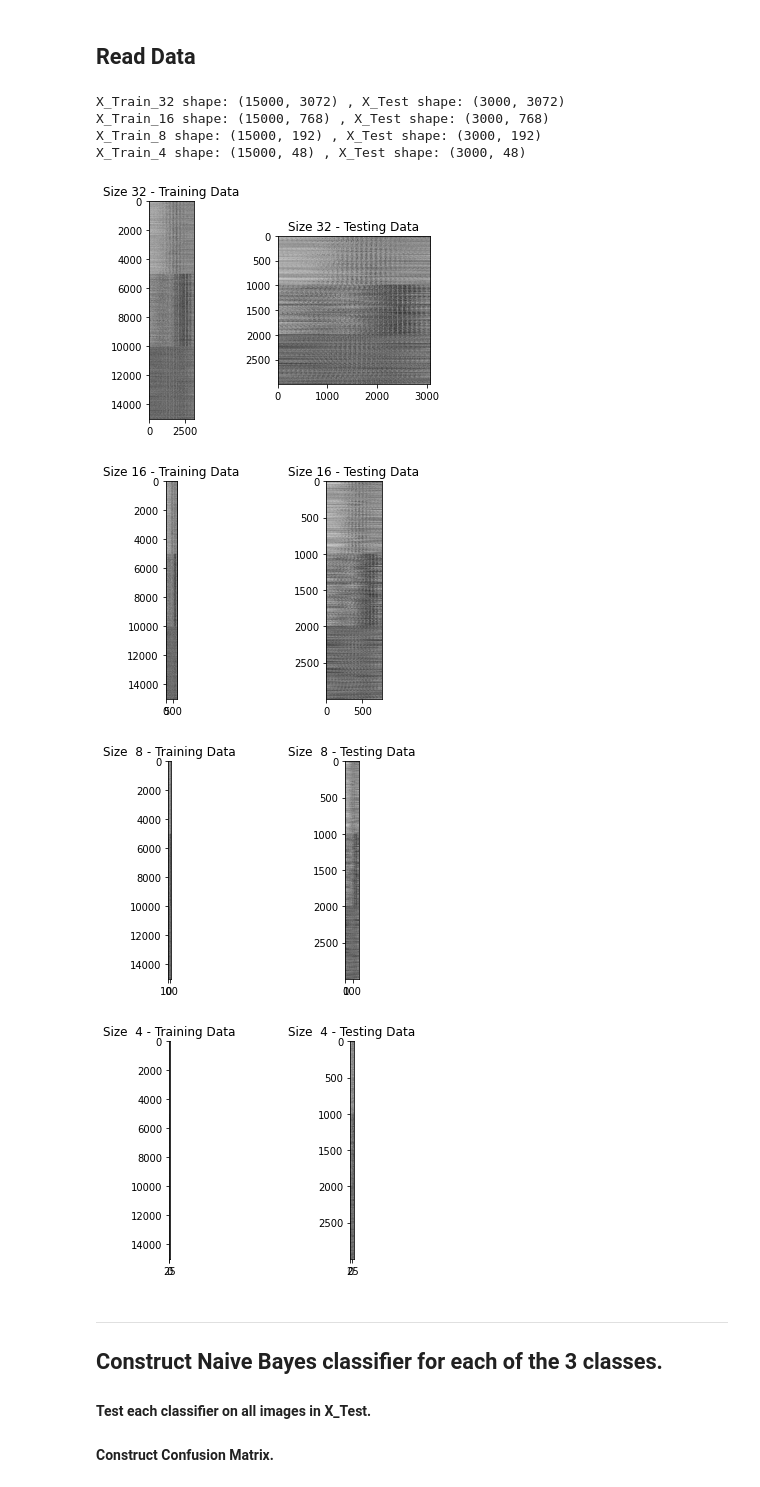
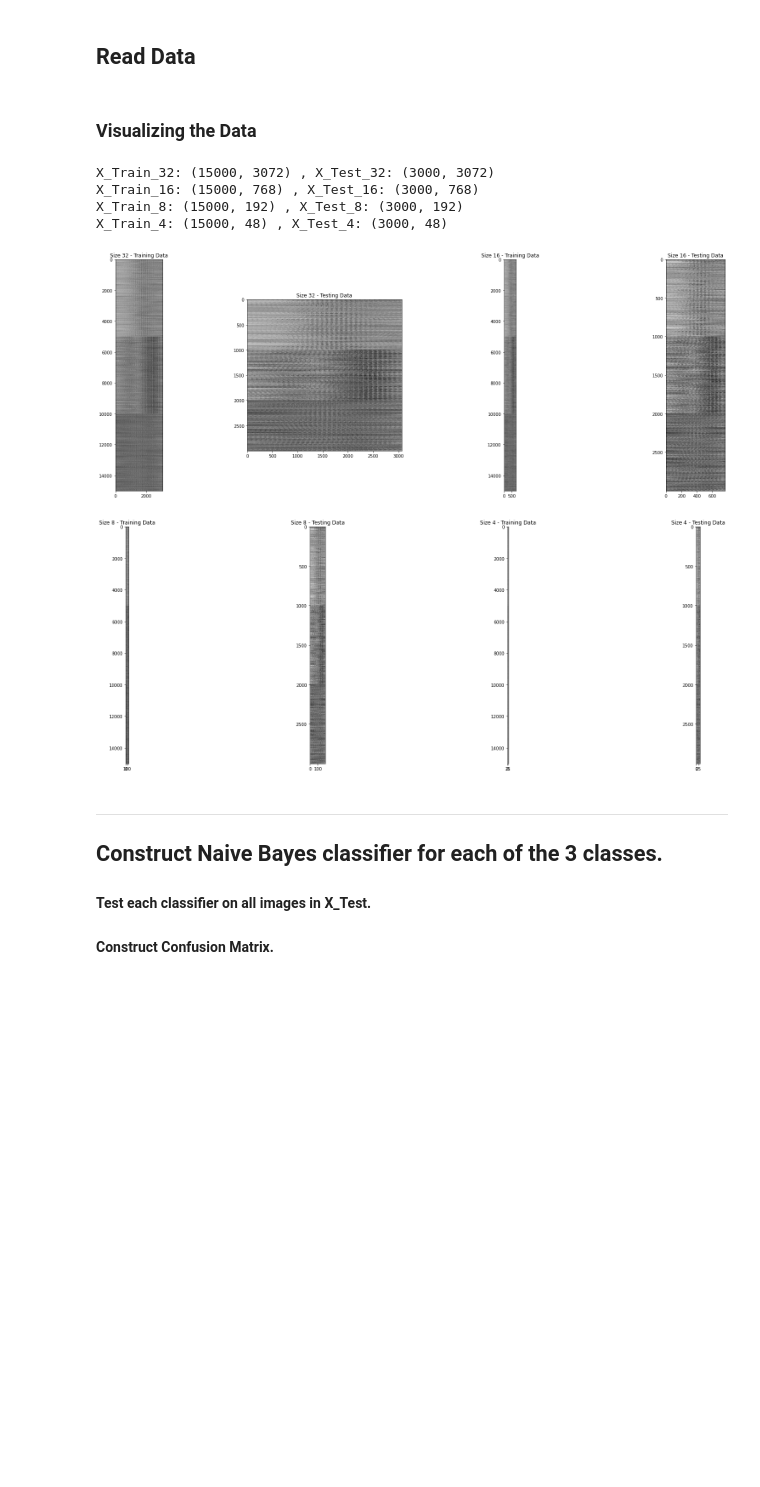
Before and after one commit to Ote-Leo/Guc-Courses, a Jupyter notebook: Machine-Learning/Assignment_2/Assignment_2.ipynb, the cells around one changed output. Drawn from its saved outputs; the diff is of its cells as text; code cells hidden in the pictures; blank space fills up the shorter version.

```diff
--- a/Machine-Learning/Assignment_2/Assignment_2.ipynb
+++ b/Machine-Learning/Assignment_2/Assignment_2.ipynb
@@ -38,8 +38,8 @@ confusion_matrices_gm = []
 def Read_Data(address: str, count = 5000, width = 32) -> np.ndarray:
     return np.array([cv2.resize(plt.imread(address + str(i) + '.jpg'), (width, width), interpolation=cv2.INTER_AREA).flatten() / 255 for i in range(count)])
 # %%
-def Plot_Data(data: list[np.ndarray], titles: list[str], nrows = 1, ncols = 2, cmap = 'gray') -> None:
-    plt.subplots(nrows = nrows, ncols = ncols)
+def Plot_Data(data: list[np.ndarray], titles: list[str], nrows = 1, ncols = 2, figsize = (30, 10), cmap = 'gray') -> None:
+    plt.subplots(nrows = nrows, ncols = ncols, figsize = figsize)
 
     for i in range(len(data)):
         plt.subplot(nrows, ncols, (i + 1))
@@ -47,47 +47,38 @@ def Plot_Data(data: list[np.ndarray], titles: list[str], nrows = 1, ncols = 2, c
         plt.imshow(data[i], cmap = cmap)
 
     plt.show()
-# %%
-# X_train, X_test
-X_Train_32 = np.concatenate((Read_Data('Data/train/airplane/'), Read_Data('Data/train/automobile/'),
-                             Read_Data('Data/train/frog/')))
-X_Test_32 = np.concatenate((Read_Data('Data/test/airplane/', 1000), Read_Data('Data/test/automobile/', 1000),
-                            Read_Data('Data/test/frog/', 1000)))
-
-X_Train_16 = np.concatenate((Read_Data('Data/train/airplane/', width = 16), Read_Data('Data/train/automobile/', width = 16),
-                             Read_Data('Data/train/frog/', width = 16) ))
-X_Test_16 = np.concatenate((Read_Data('Data/test/airplane/', 1000, 16), Read_Data('Data/test/automobile/', 1000, 16),
-                            Read_Data('Data/test/frog/', 1000, 16)))
-
-X_Train_8 = np.concatenate((Read_Data('Data/train/airplane/', width = 8), Read_Data('Data/train/automobile/', width = 8),
-                            Read_Data('Data/train/frog/', width = 8)))
-X_Test_8 = np.concatenate((Read_Data('Data/test/airplane/', 1000, 8), Read_Data('Data/test/automobile/', 1000, 8),
-                           Read_Data('Data/test/frog/', 1000, 8)))
-
-X_Train_4 = np.concatenate((Read_Data('Data/train/airplane/', width = 4), Read_Data('Data/train/automobile/', width = 4),
-                            Read_Data('Data/train/frog/', width = 4)))
-X_Test_4 = np.concatenate((Read_Data('Data/test/airplane/', 1000, 4), Read_Data('Data/test/automobile/', 1000, 4),
-                           Read_Data('Data/test/frog/', 1000, 4)))
-
-print('X_Train_32 shape:', X_Train_32.shape, ', X_Test shape:', X_Test_32.shape)
-print('X_Train_16 shape:', X_Train_16.shape, ', X_Test shape:', X_Test_16.shape)
-print('X_Train_8 shape:', X_Train_8.shape, ', X_Test shape:', X_Test_8.shape)
-print('X_Train_4 shape:', X_Train_4.shape, ', X_Test shape:', X_Test_4.shape)
-# %% [output]
-X_Train_32 shape: (15000, 3072) , X_Test shape: (3000, 3072)
-X_Train_16 shape: (15000, 768) , X_Test shape: (3000, 768)
-X_Train_8 shape: (15000, 192) , X_Test shape: (3000, 192)
-X_Train_4 shape: (15000, 48) , X_Test shape: (3000, 48)
+# %%
+# X_train, X_test
+Train_Data, Test_Data = {}, {}
+
+for i in range(4):
+    width = 32 // 2**i
+    Train_Data[f'X_Train_{width}'] = np.concatenate((Read_Data('Data/train/airplane/'  , width=width),
+                                                     Read_Data('Data/train/automobile/', width=width),
+                                                     Read_Data('Data/train/frog/'      , width=width)))
+
+    Test_Data[f'X_Test_{width}'] = np.concatenate((Read_Data('Data/test/airplane/'  , 1000, width),
+                                                   Read_Data('Data/test/automobile/', 1000, width),
+                                                   Read_Data('Data/test/frog/'      , 1000, width)))
+# %% [markdown]
+### Visualizing the Data
 # %%
-Plot_Data([X_Train_32, X_Test_32], ['Size 32 - Training Data', 'Size 32 - Testing Data'])
-Plot_Data([X_Train_16, X_Test_16], ['Size 16 - Training Data', 'Size 16 - Testing Data'])
-Plot_Data([X_Train_8 , X_Test_8 ], ['Size  8 - Training Data', 'Size  8 - Testing Data'])
-Plot_Data([X_Train_4 , X_Test_4 ], ['Size  4 - Training Data', 'Size  4 - Testing Data'])
+for i in range(4):
+    train, test = 'X_Train_' + str(32 // 2**i), 'X_Test_'  + str(32 // 2**i)
+    print(f'{train}:', Train_Data[train].shape, f', {test}:', Test_Data[test].shape)
+
+Plot_Data([Train_Data['X_Train_32'] , Test_Data['X_Test_32']  , Train_Data['X_Train_16'] , Test_Data['X_Test_16']  ],
+          ['Size 32 - Training Data', 'Size 32 - Testing Data', 'Size 16 - Training Data', 'Size 16 - Testing Data'], nrows = 1, ncols = 4)
+
+Plot_Data([Train_Data['X_Train_8'] , Test_Data['X_Test_8']  , Train_Data['X_Train_4'] , Test_Data['X_Test_4']  ],
+          ['Size 8 - Training Data', 'Size 8 - Testing Data', 'Size 4 - Training Data', 'Size 4 - Testing Data'], nrows = 1, ncols = 4)
 # %% [output]
+X_Train_32: (15000, 3072) , X_Test_32: (3000, 3072)
+X_Train_16: (15000, 768) , X_Test_16: (3000, 768)
+X_Train_8: (15000, 192) , X_Test_8: (3000, 192)
+X_Train_4: (15000, 48) , X_Test_4: (3000, 48)
-[figure, old version]
+[figure, new version]
-[figure, old version]
+[figure, new version]
-[figure, removed]
-[figure, removed]
 # %% [markdown]
 <hr style="border:2px solid black"> </hr>
 
```
Also changed, not shown: parts of 68 cells of this notebook.
